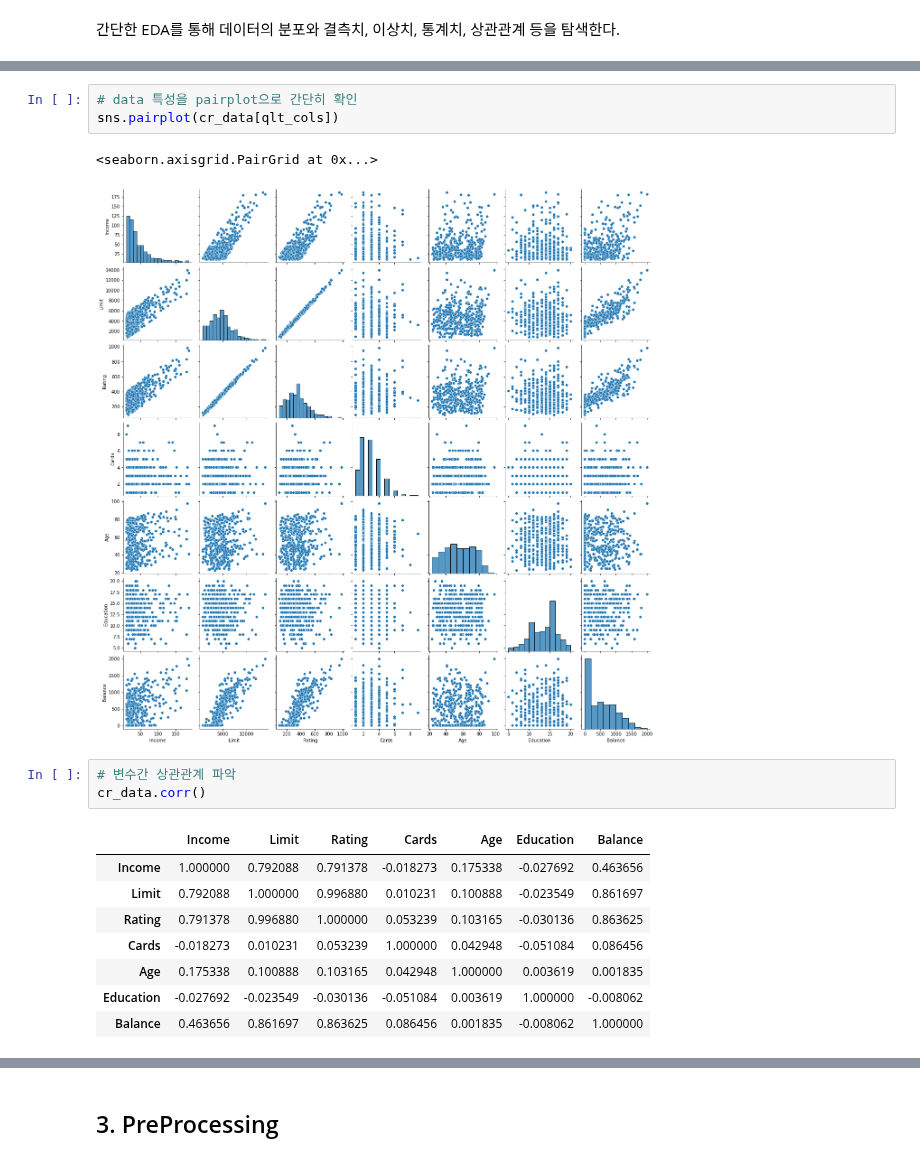
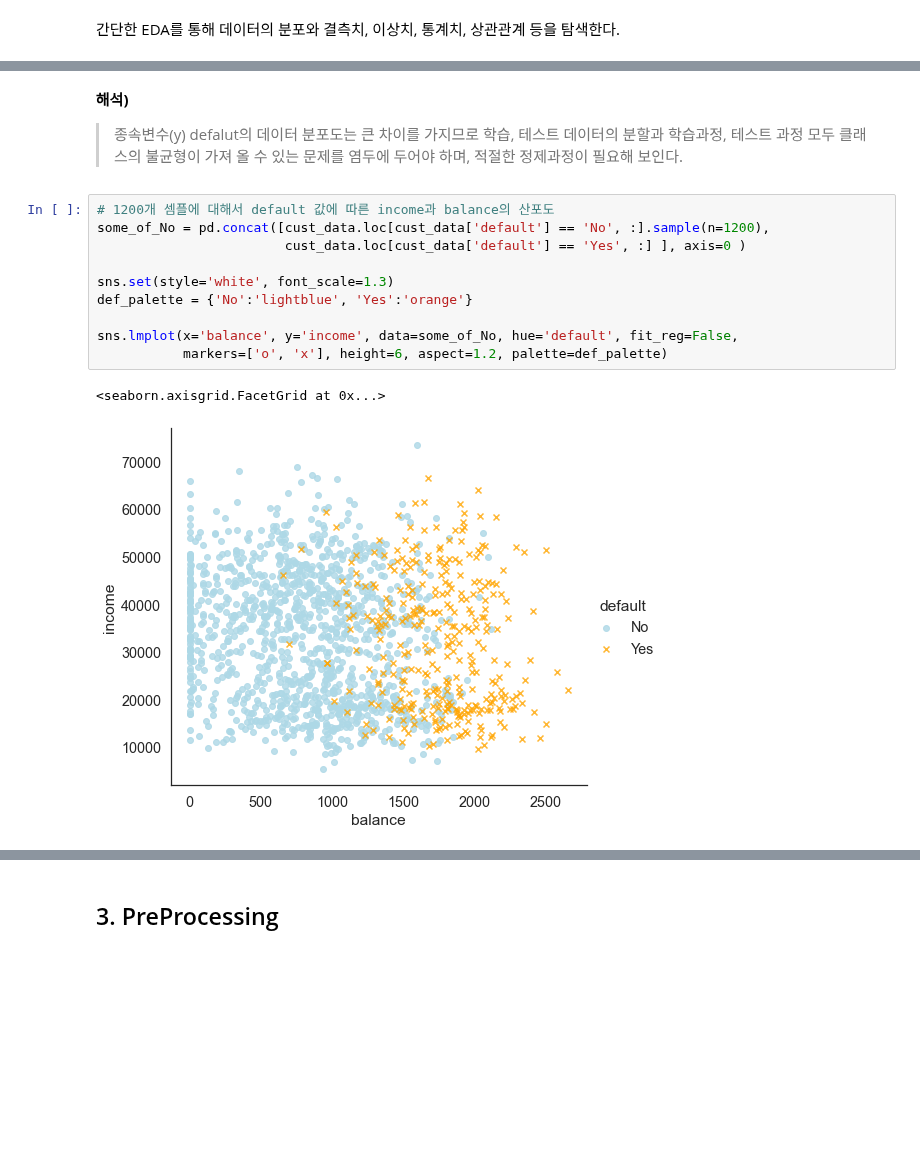
Before and after one commit to iss760/machine-learning, a Jupyter notebook: classification/logistic_regression.ipynb, the cells around one changed output, grey strips where cells are left out. Cells and saved outputs as stored; diff of their text form; blank space fills up the shorter version.

```diff
--- a/classification/logistic_regression.ipynb
+++ b/classification/logistic_regression.ipynb
@@ -151,18 +144,16 @@ show_pie(cr_data, qtt_cols, reverse_color=True)
-# %%
-# data 특성을 pairplot으로 간단히 확인
-sns.pairplot(cr_data[qlt_cols])
-# %% [output]
-<seaborn.axisgrid.PairGrid at 0x...>
-[figure, removed]
-# %%
-# 변수간 상관관계 파악
-cr_data.corr()
-# %% [output]
-|  | Income | Limit | Rating | Cards | Age | Education | Balance |
-| Income | 1.000000 | 0.792088 | 0.791378 | -0.018273 | 0.175338 | -0.027692 | 0.463656 |
-| Limit | 0.792088 | 1.000000 | 0.996880 | 0.010231 | 0.100888 | -0.023549 | 0.861697 |
-| Rating | 0.791378 | 0.996880 | 1.000000 | 0.053239 | 0.103165 | -0.030136 | 0.863625 |
-| Cards | -0.018273 | 0.010231 | 0.053239 | 1.000000 | 0.042948 | -0.051084 | 0.086456 |
-| Age | 0.175338 | 0.100888 | 0.103165 | 0.042948 | 1.000000 | 0.003619 | 0.001835 |
-| Education | -0.027692 | -0.023549 | -0.030136 | -0.051084 | 0.003619 | 1.000000 | -0.008062 |
-| Balance | 0.463656 | 0.861697 | 0.863625 | 0.086456 | 0.001835 | -0.008062 | 1.000000 |
+# %% [markdown]
+**해석)**
+> 종속변수(y) defalut의 데이터 분포도는 큰 차이를 가지므로 학습, 테스트 데이터의 분할과 학습과정, 테스트 과정 모두 클래스의 불균형이 가져 올 수 있는 문제를 염두에 두어야 하며, 적절한 정제과정이 필요해 보인다.
+# %%
+# 1200개 셈플에 대해서 default 값에 따른 income과 balance의 산포도
+some_of_No = pd.concat([cust_data.loc[cust_data['default'] == 'No', :].sample(n=1200),
+                        cust_data.loc[cust_data['default'] == 'Yes', :] ], axis=0 )
+
+sns.set(style='white', font_scale=1.3)
+def_palette = {'No':'lightblue', 'Yes':'orange'}
+
+sns.lmplot(x='balance', y='income', data=some_of_No, hue='default', fit_reg=False,
+           markers=['o', 'x'], height=6, aspect=1.2, palette=def_palette)
+# %% [output]
+<seaborn.axisgrid.FacetGrid at 0x...>
+[figure, added]
```
Also changed, not shown: parts of 20 cells of this notebook.
